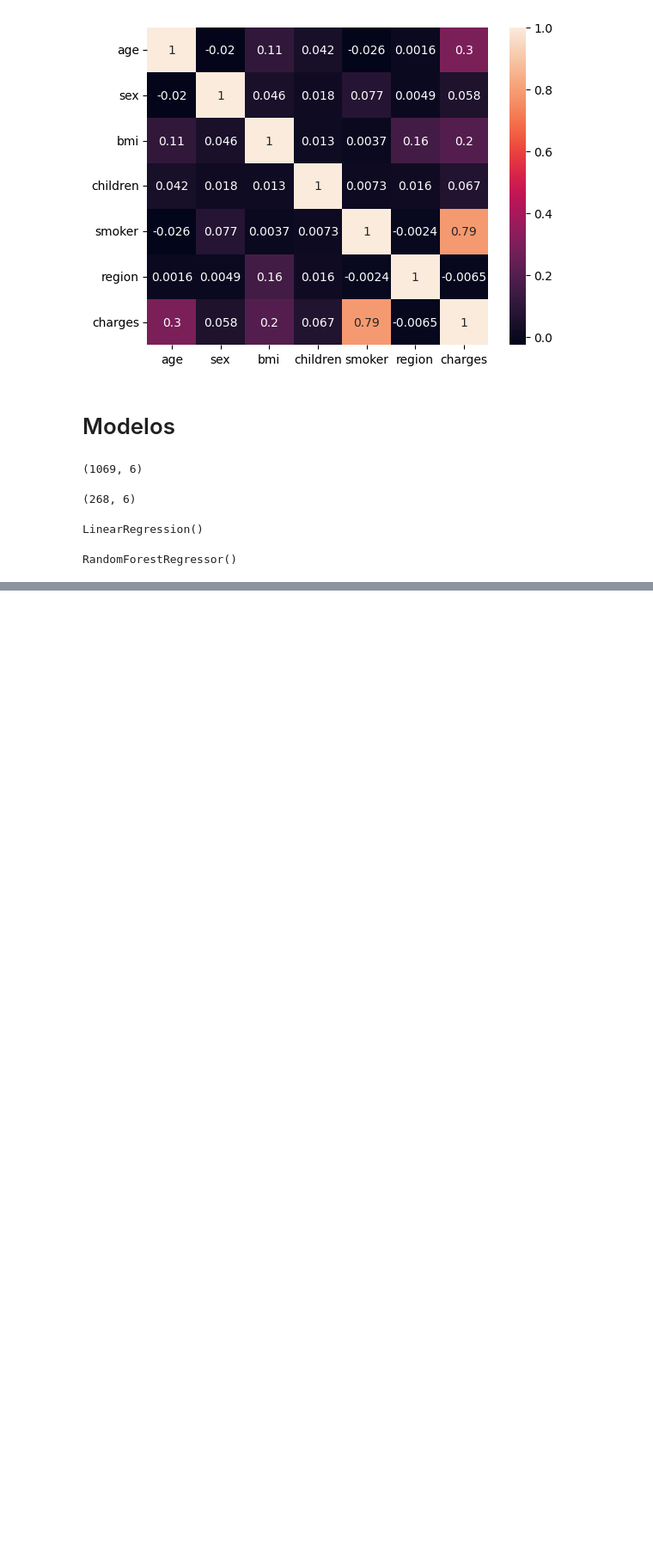
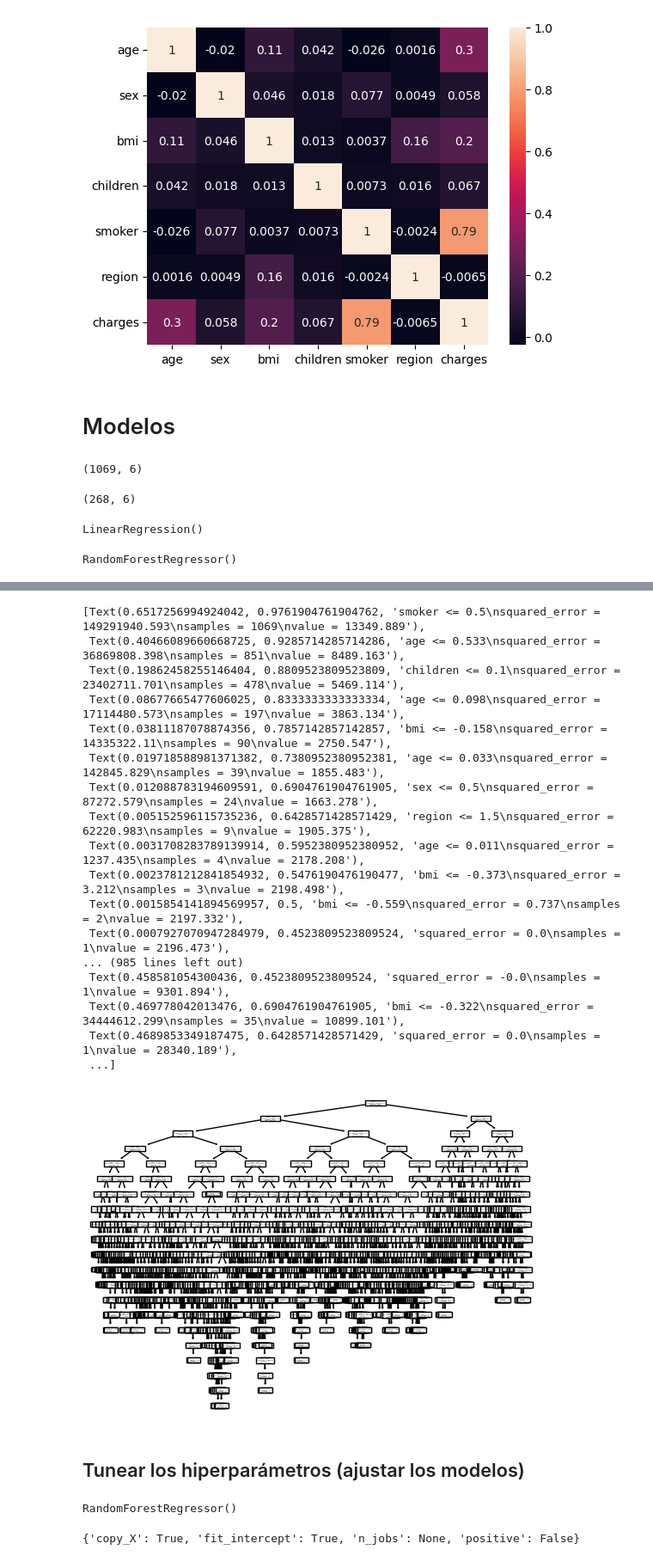
Before and after one commit to tonimartibarbera/Exercicis_Curs_Intro_analisi_de_dades_Python, a Jupyter notebook: 6a 7a i 8a sessió_Machine_Learning.ipynb, the cells around one changed output, grey strips where cells are left out. Shown at 86% size. Cells and saved outputs as stored; diff of their text form; code cells hidden in the pictures; blank space fills up the shorter version.

```diff
--- a/6a 7a i 8a sessió_Machine_Learning.ipynb
+++ b/6a 7a i 8a sessió_Machine_Learning.ipynb
@@ -437,0 +538,27 @@ Calculo MSE i R^2
+# %%
+#El Random forest tiene menor error (MSE) y mayor ajuste (R^2 más cercano a 1)
+
+# Para ver el árbol
+from sklearn.tree import DecisionTreeRegressor,plot_tree
+arbol = DecisionTreeRegressor()
+arbol.fit(X_train, y_train)
+plot_tree(arbol, feature_names=X_train.columns)
+# %% [output]
+[Text(0.6517256994924042, 0.9761904761904762, 'smoker <= 0.5\nsquared_error = 149291940.593\nsamples = 1069\nvalue = 13349.889'),
+ Text(0.40466089660668725, 0.9285714285714286, 'age <= 0.533\nsquared_error = 36869808.398\nsamples = 851\nvalue = 8489.163'),
+ Text(0.19862458255146404, 0.8809523809523809, 'children <= 0.1\nsquared_error = 23402711.701\nsamples = 478\nvalue = 5469.114'),
+ Text(0.08677665477606025, 0.8333333333333334, 'age <= 0.098\nsquared_error = 17114480.573\nsamples = 197\nvalue = 3863.134'),
+ Text(0.03811187078874356, 0.7857142857142857, 'bmi <= -0.158\nsquared_error = 14335322.11\nsamples = 90\nvalue = 2750.547'),
+ Text(0.019718588981371382, 0.7380952380952381, 'age <= 0.033\nsquared_error = 142845.829\nsamples = 39\nvalue = 1855.483'),
+ Text(0.012088783194609591, 0.6904761904761905, 'sex <= 0.5\nsquared_error = 87272.579\nsamples = 24\nvalue = 1663.278'),
+ Text(0.005152596115735236, 0.6428571428571429, 'region <= 1.5\nsquared_error = 62220.983\nsamples = 9\nvalue = 1905.375'),
+ Text(0.0031708283789139914, 0.5952380952380952, 'age <= 0.011\nsquared_error = 1237.435\nsamples = 4\nvalue = 2178.208'),
+ Text(0.0023781212841854932, 0.5476190476190477, 'bmi <= -0.373\nsquared_error = 3.212\nsamples = 3\nvalue = 2198.498'),
+ Text(0.0015854141894569957, 0.5, 'bmi <= -0.559\nsquared_error = 0.737\nsamples = 2\nvalue = 2197.332'),
+ Text(0.0007927070947284979, 0.4523809523809524, 'squared_error = 0.0\nsamples = 1\nvalue = 2196.473'),
+... (985 lines left out)
+ Text(0.458581054300436, 0.4523809523809524, 'squared_error = -0.0\nsamples = 1\nvalue = 9301.894'),
+ Text(0.469778042013476, 0.6904761904761905, 'bmi <= -0.322\nsquared_error = 34444612.299\nsamples = 35\nvalue = 10899.101'),
+ Text(0.4689853349187475, 0.6428571428571429, 'squared_error = 0.0\nsamples = 1\nvalue = 28340.189'),
+ ...]
+[figure, added]
@@ -437,0 +567,16 @@ Calculo MSE i R^2
+# %% [markdown]
+## Tunear los hiperparámetros (ajustar los modelos)
+# %%
+# Vamos hace el Random y ...
+# Primero tendremos que saber qué parámetros tiene cada modelo
+lr = LinearRegression()
+rf = RandomForestRegressor()
+lr.fit(X_train, y_train)
+rf.fit(X_train, y_train)
+# %% [output]
+RandomForestRegressor()
+# %%
+# Para saber qué parámetros utilizó
+lr.get_params()
+# %% [output]
+{'copy_X': True, 'fit_intercept': True, 'n_jobs': None, 'positive': False}
```
Also changed, not shown: parts of 31 cells of this notebook.
